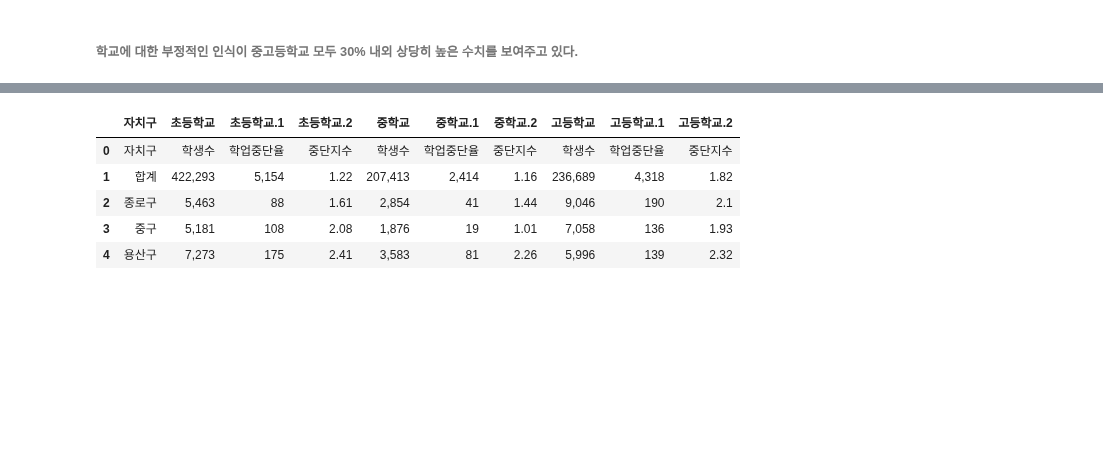
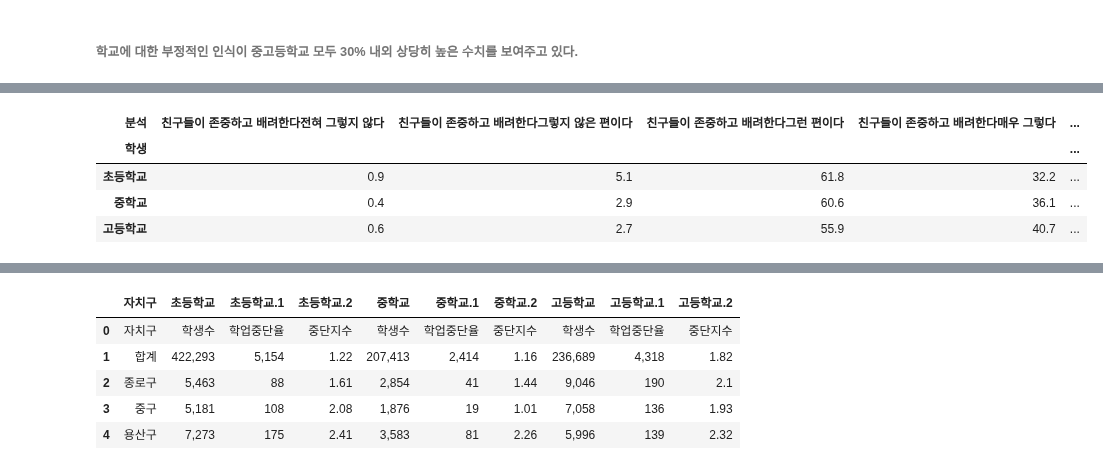
Before and after one commit to hkim11656/crime_analysis, a Jupyter notebook: 01_범죄유형별소년범죄자교육정도_김관회.ipynb, the cells around one changed output, grey strips where cells are left out. Saved outputs shown, nothing was run; the diff lists cells and outputs as text; code cells hidden in the pictures; blank space fills up the shorter version.

```diff
--- a/01_범죄유형별소년범죄자교육정도_김관회.ipynb
+++ b/01_범죄유형별소년범죄자교육정도_김관회.ipynb
@@ -228,0 +333,11 @@ NameError: name 'db6' is not defined
+# %%
+db_c_t = db_c.transpose()
+db_c_t['학생'] = ['초등학교','중학교','고등학교']
+db_c_t = db_c_t.set_index('학생')
+db_c_t
+# %% [output]
+| 분석 | 친구들이 존중하고 배려한다전혀 그렇지 않다 | 친구들이 존중하고 배려한다그렇지 않은 편이다 | 친구들이 존중하고 배려한다그런 편이다 | 친구들이 존중하고 배려한다매우 그렇다 | ... |
+| 학생 |  |  |  |  | ... |
+| 초등학교 | 0.9 | 5.1 | 61.8 | 32.2 | ... |
+| 중학교 | 0.4 | 2.9 | 60.6 | 36.1 | ... |
+| 고등학교 | 0.6 | 2.7 | 55.9 | 40.7 | ... |
```
Also changed, not shown: parts of 22 cells of this notebook, 5 other files.
